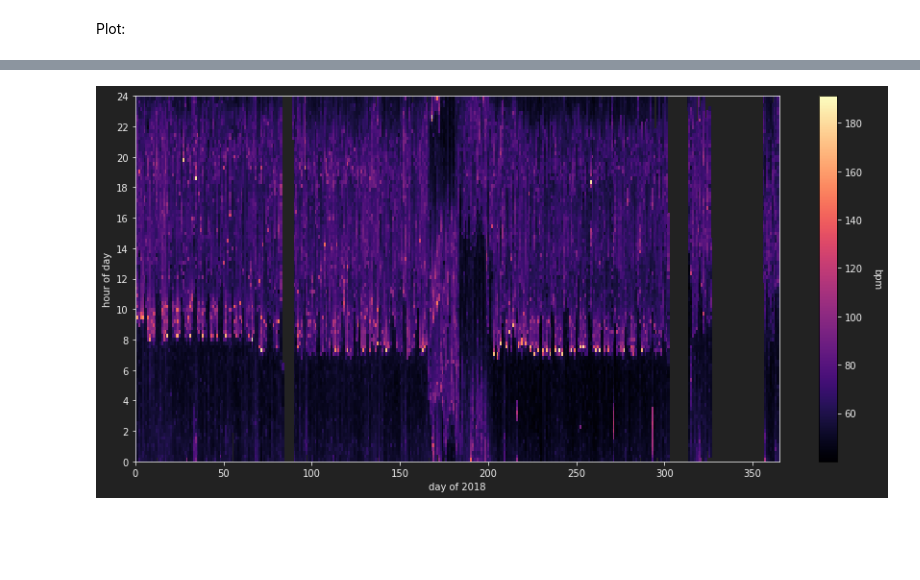
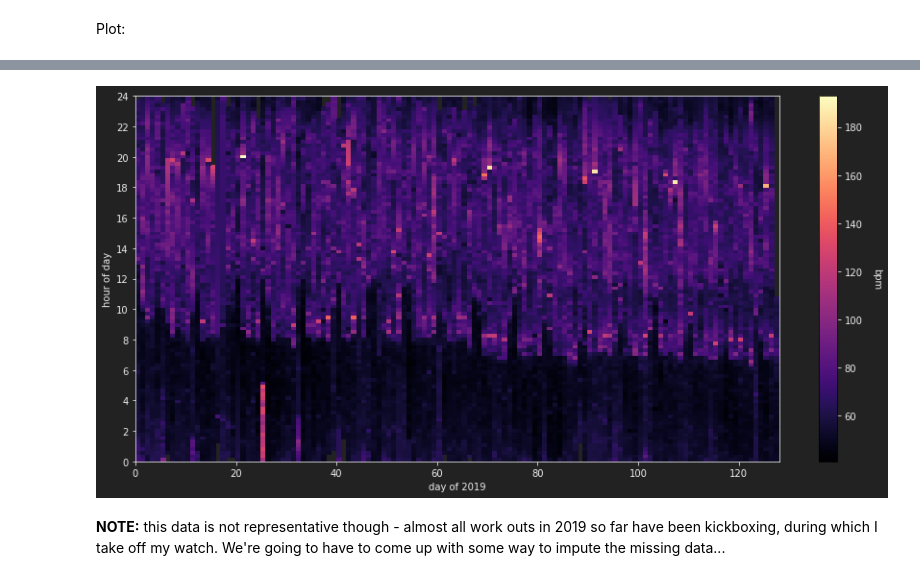
Before and after one commit to yuempark/data-projects, a Jupyter notebook: heart-rate/heart-rate.ipynb, the cells around one changed output, grey strips where cells are left out. Cells and saved outputs as stored; diff of their text form; code cells hidden in the pictures; blank space fills up the shorter version.

Commit message:
add annotations to 2018 heart rate plot, and plot 2019 data so far

```diff
--- a/heart-rate/heart-rate.ipynb
+++ b/heart-rate/heart-rate.ipynb
@@ -106,7 +106,7 @@ slice_2018.head()
 Initialize an array where each column is a day, and each row represents a snapshot of the day:
 # %%
 n_snapshots = 100
-HR_array = np.zeros((n_snapshots,365))
+HR_array_2018 = np.zeros((n_snapshots,365))
 # %% [markdown]
 Fill that array by linearly interpolating to get the equally spaced snapshots:
 # %%
@@ -131,9 +131,9 @@ for i in range(365):
                                  left=0, right=0)
 
         # store it
-        HR_array[:,i] = bpm_i_interp
+        HR_array_2018[:,i] = bpm_i_interp
 
 # replace zeros with NaNs
-HR_array[HR_array==0] = np.nan
+HR_array_2018[HR_array_2018==0] = np.nan
 # %% [markdown]
 Plot:
@@ -139,0 +192,5 @@ Plot:
+# %%
+slice_2019 = HR[(HR['dt']>=datetime(2019, 1, 1,hour=0, minute=0, second=0)) &\
+                (HR['dt']< datetime(2020, 1, 1,hour=0, minute=0, second=0))].copy()
+slice_2019.reset_index(drop=True, inplace=True)
+slice_2019.head()
@@ -140,31 +204,58 @@ Plot:
+# %%
+days_2019_so_far = np.int(np.max(slice_2019['dayofyear']))
+
+HR_array_2019 = np.zeros((n_snapshots, days_2019_so_far))
+
+# iterate through each day
+for i in range(days_2019_so_far):
+
+    # get data for this day
+    slice_day = slice_2019[slice_2019['dayofyear']==i+1]
+
+    if len(slice_day)!=0:
+
+        # pull out the second of day and the bpm for this day
+        secondofday_i = slice_day['secondofday'].values
+        bpm_i = slice_day['bpm'].values
+
+        # linearly interpolate, and set values outside of the x-range to be 0
+        bpm_i_interp = np.interp(secondofday_interp, secondofday_i, bpm_i,
+                                 left=0, right=0)
+
+        # store it
+        HR_array_2019[:,i] = bpm_i_interp
+
+# replace zeros with NaNs
+HR_array_2019[HR_array_2019==0] = np.nan
 # %%
 # set up the figure
 fig, ax = plt.subplots(figsize=(15,7))
 
 c_bg = '#222222'
 c_ax = '#eeeeee'
 change_fig_theme(fig, [ax], c_bg, c_ax)
 
 # plot
-c = ax.pcolor(HR_array, cmap='magma')
+c = ax.pcolor(HR_array_2019, cmap='magma')
 
 # create the ticks for the y-axis
 ax.set_yticks(np.linspace(0,100,13))
 ax.set_yticklabels(np.linspace(0,24,13).astype(int))
 
 # prettify
-ax.set_xlabel('day of 2018')
+ax.set_xlabel('day of 2019')
 ax.set_ylabel('hour of day')
 
 # colorbar
 cbar = fig.colorbar(c, ax=ax)
 cbar.set_label('bpm', rotation=270, labelpad=20, color=c_ax)
 cbar.ax.tick_params(axis='x', colors=c_ax)
 cbar.ax.tick_params(axis='y', colors=c_ax)
 cbar.ax.yaxis.label.set_color(c_ax)
 cbar.ax.xaxis.label.set_color(c_ax)
 
-plt.savefig('2018-heart-rate-interpolated.jpg', bbox_inches='tight', facecolor=c_bg, dpi=300)
 plt.show(fig)
 # %% [output]
-[figure, old version]
+[figure, new version]
+# %% [markdown]
+**NOTE:** this data is not representative though - almost all work outs in 2019 so far have been kickboxing, during which I take off my watch. We're going to have to come up with some way to impute the missing data...
```
Also changed, not shown: parts of 3 cells of this notebook, 1 other file.
